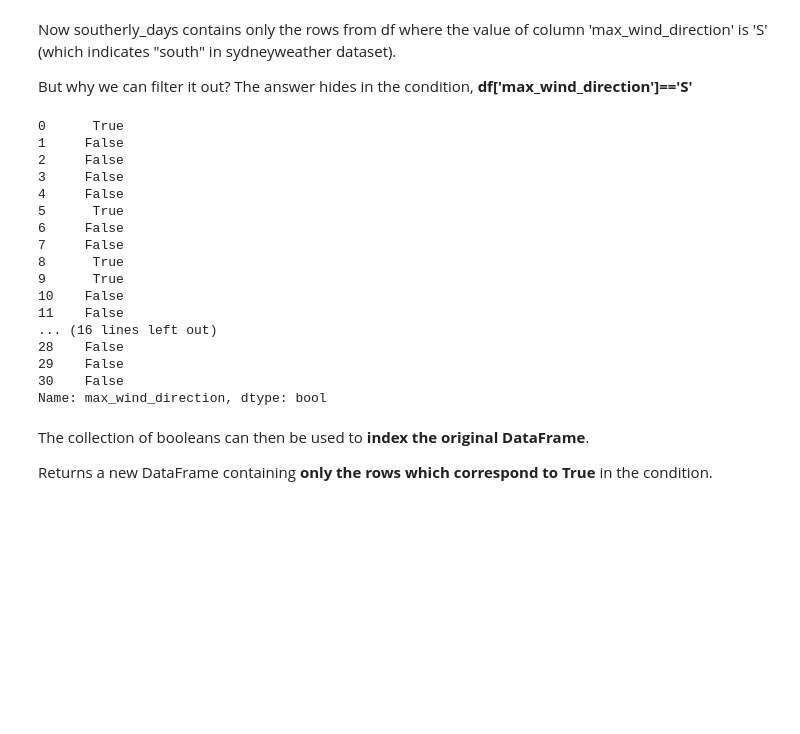
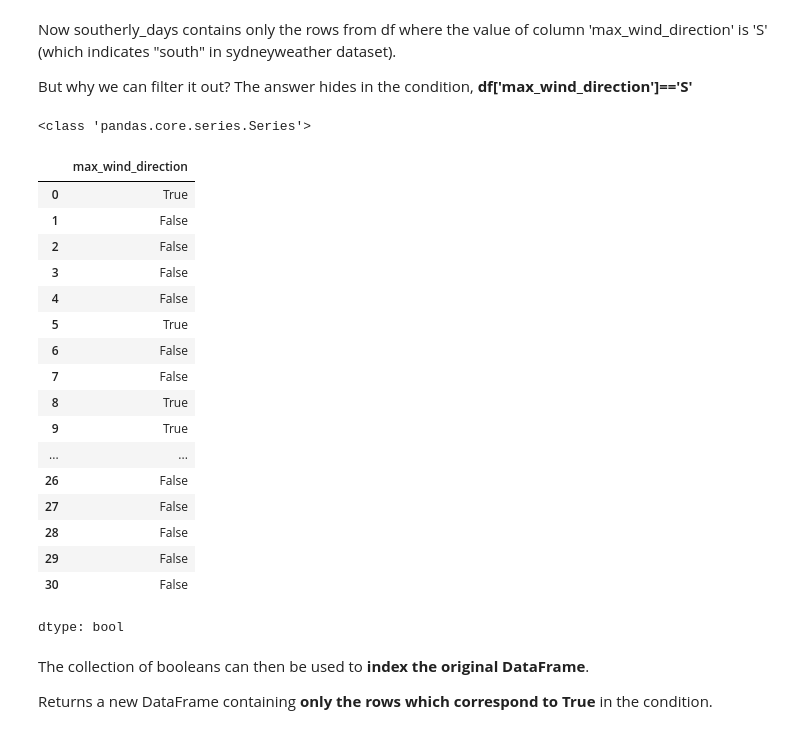
Before and after one commit to ZijingChen/Python, a Jupyter notebook: Python_Notes.ipynb, the cells around one changed output. Saved outputs shown, nothing was run; the diff lists cells and outputs as text; code cells hidden in the pictures; blank space fills up the shorter version.

Commit message:
Update Pandas related codes

```diff
--- a/Python_Notes.ipynb
+++ b/Python_Notes.ipynb
@@ -2157,25 +2211,30 @@ Now southerly_days contains only the rows from df where the value of column 'max
 
 But why we can filter it out? The answer hides in the condition, **df['max_wind_direction']=='S'**
 # %%
-print(df['max_wind_direction']=='S')
+filtered_df = (df['max_wind_direction']=='S')
+
+print(type(filtered_df))
+filtered_df
 # %% [output]
-0      True
-1     False
-2     False
-3     False
-4     False
-5      True
-6     False
-7     False
-8      True
-9      True
-10    False
-11    False
-... (16 lines left out)
-28    False
-29    False
-30    False
-Name: max_wind_direction, dtype: bool
+<class 'pandas.core.series.Series'>
+|  | max_wind_direction |
+| 0 | True |
+| 1 | False |
+| 2 | False |
+| 3 | False |
+| 4 | False |
+| 5 | True |
+| 6 | False |
+| 7 | False |
+| 8 | True |
+| 9 | True |
+| ... | ... |
+| 26 | False |
+| 27 | False |
+| 28 | False |
+| 29 | False |
+| 30 | False |
+dtype: bool
 # %% [markdown]
 The collection of booleans can then be used to **index the original DataFrame**.
 
```
Also changed, not shown: parts of 21 cells of this notebook.
